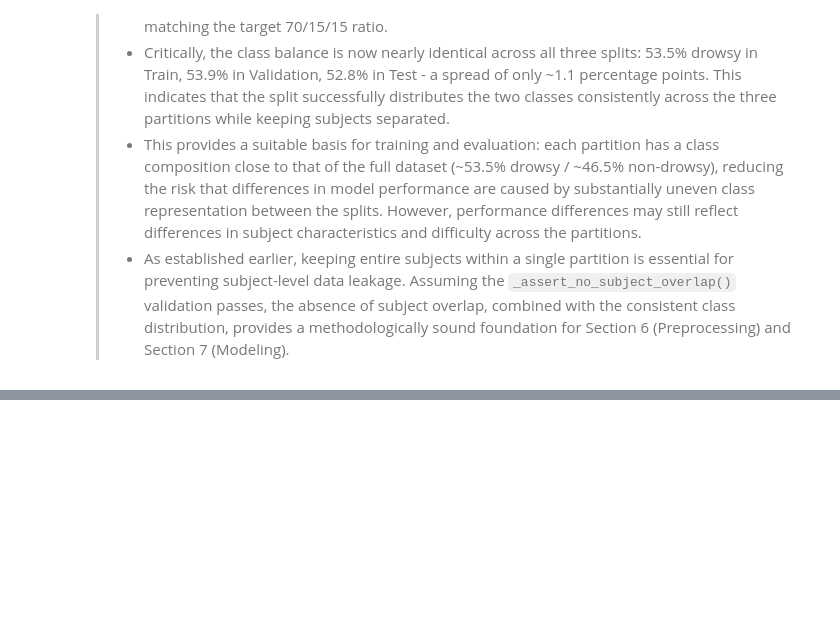
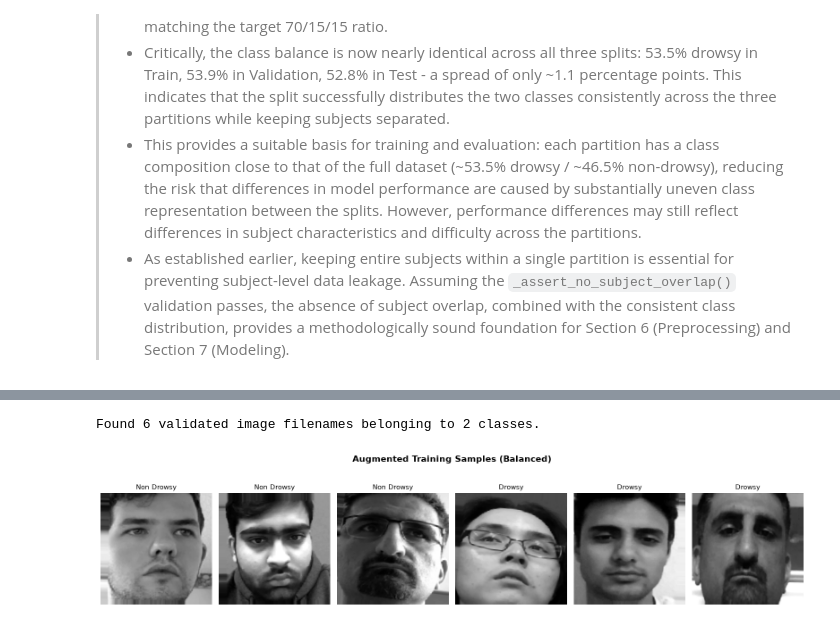
Before and after one commit to lozeva/driver-drowsiness-detection-cnn, a Jupyter notebook: driver_drowsiness_detection.ipynb, the cells around one changed output, grey strips where cells are left out. Saved outputs shown, nothing was run; the diff lists cells and outputs as text; code cells hidden in the pictures; blank space fills up the shorter version.

Commit message:
Add Section 6 preprocessing: normalization formula, generators, augmented sample visualization

```diff
--- a/driver_drowsiness_detection.ipynb
+++ b/driver_drowsiness_detection.ipynb
@@ -255,0 +307,43 @@ Test  | images:   6338 | subjects:  12 | class balance (0=Non Drowsy, 1=Drowsy):
+# %%
+from tensorflow.keras.preprocessing.image import ImageDataGenerator
+
+sample_drowsy_df = train_images_df[train_images_df['drowsiness_label'] == 1].sample(n=3)
+sample_non_drowsy_df = train_images_df[train_images_df['drowsiness_label'] == 0].sample(n=3)
+balanced_sample_df = pd.concat([sample_drowsy_df, sample_non_drowsy_df]).sample(frac=1).reset_index(drop=True)
+balanced_sample_df['drowsiness_label'] = balanced_sample_df['drowsiness_label'].astype(str)
+
+demo_augmenter = ImageDataGenerator(
+    rescale=1.0 / 255,
+    rotation_range=10,
+    zoom_range=0.1,
+    brightness_range=(0.8, 1.2),
+    width_shift_range=0.05,
+    height_shift_range=0.05,
+)
+
+demo_generator = demo_augmenter.flow_from_dataframe(
+    balanced_sample_df,
+    x_col='image_filepath',
+    y_col='drowsiness_label',
+    target_size=(145, 145),
+    color_mode='grayscale',
+    class_mode='binary',
+    batch_size=6,
+    shuffle=False,
+)
+
+sample_batch_images, sample_batch_labels = next(demo_generator)
+
+fig, axes = plt.subplots(1, 6, figsize=(16, 4))
+for i in range(6):
+    axes[i].imshow(sample_batch_images[i].squeeze(), cmap='gray')
+    label_text = 'Drowsy' if sample_batch_labels[i] == 1 else 'Non Drowsy'
+    axes[i].set_title(label_text, fontsize=11)
+    axes[i].axis('off')
+
+fig.suptitle('Augmented Training Samples (Balanced)', fontsize=14, fontweight='bold')
+plt.tight_layout()
+plt.show()
+# %% [output]
+Found 6 validated image filenames belonging to 2 classes.
+[figure, added]
```
Also changed, not shown: parts of 10 cells of this notebook.
